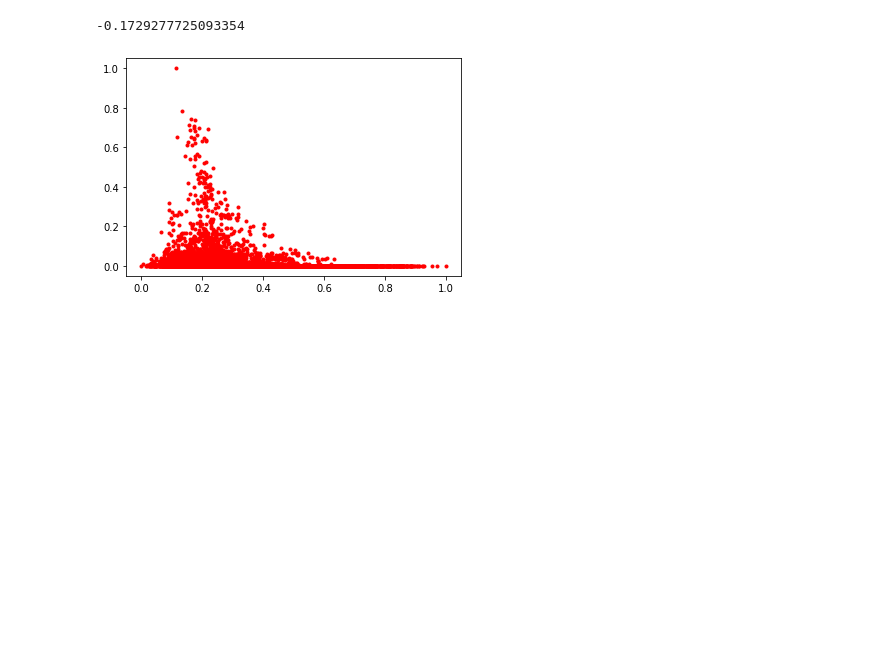
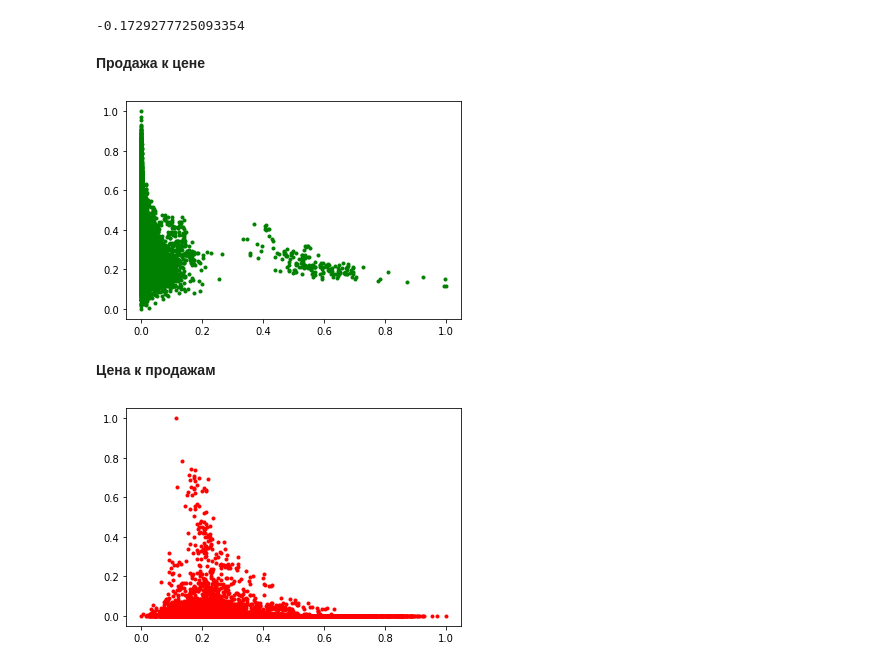
Before and after one commit to victoriabelavina/Netology, a Jupyter notebook: Netology-statistics-master/statistics_basic_HW.ipynb, the cells around one changed output. Cells and saved outputs as stored; diff of their text form; code cells hidden in the pictures; blank space fills up the shorter version.

```diff
--- a/Netology-statistics-master/statistics_basic_HW.ipynb
+++ b/Netology-statistics-master/statistics_basic_HW.ipynb
@@ -374,4 +394,15 @@ corr, p_value = pearsonr(price, a_4225)
 print(corr)
 # %% [output]
 -0.1729277725093354
+# %% [markdown]
+**Продажа к цене**
+# %%
+price = df_norm[0].dropna()
+a_4225 = df_norm[2].dropna()
+plt.plot( a_4225, price, 'g.')
+plt.show()
+# %% [output]
+[figure, added]
+# %% [markdown]
+**Цена к продажам**
 # %%
```
Also changed, not shown: parts of 20 cells of this notebook, 7 other files.
